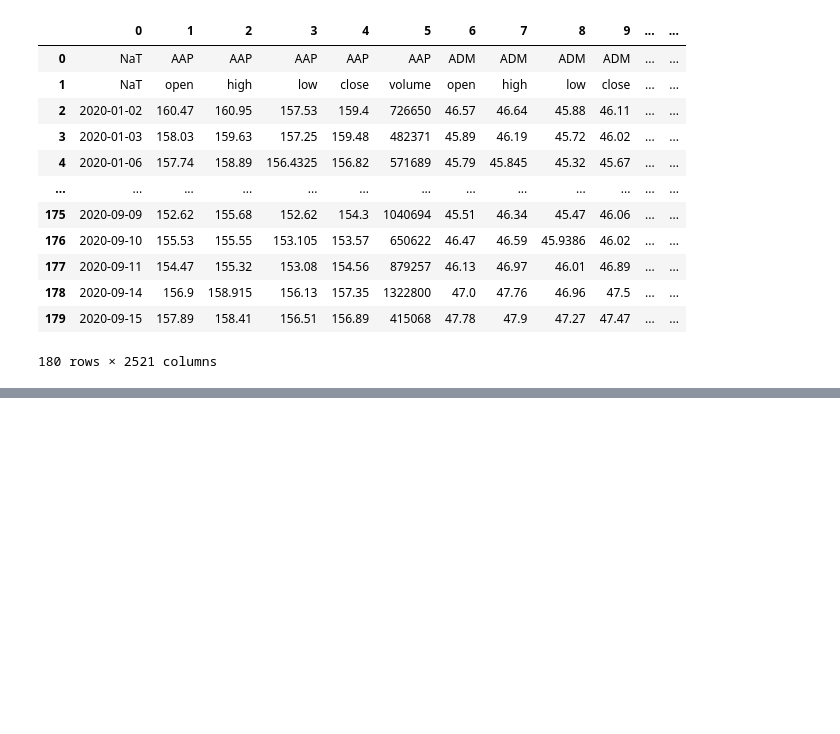
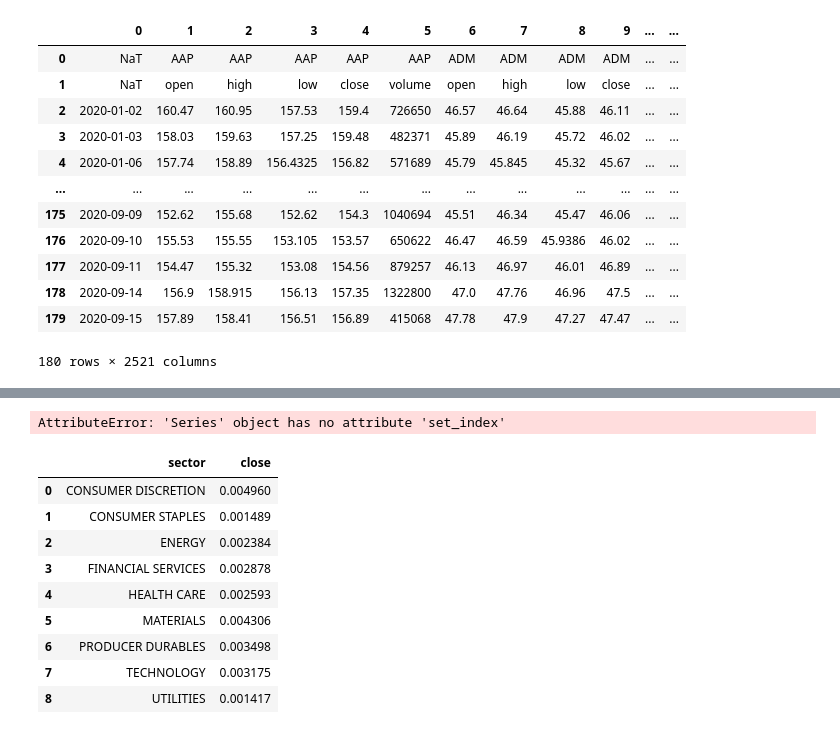
Before and after one commit to okarowolaju/birds_eye, a Jupyter notebook: birds_eye.ipynb, the cells around one changed output, grey strips where cells are left out. Drawn from its saved outputs; the diff is of its cells as text; code cells hidden in the pictures; blank space fills up the shorter version.

```diff
--- a/birds_eye.ipynb
+++ b/birds_eye.ipynb
@@ -165,8 +165,8 @@ spy_df
 | 2020-09-15 00:00:00-04:00 | 157.89 | 158.410 | 156.5100 | 156.89 | 415068 | 47.78 | 47.900 | 47.2700 | 47.47 | 2027878 | ... | ... |
 178 rows × 2520 columns
 # %%
-spy_df.to_csv(r'C:\Users\achri\OneDrive\Desktop\FinTech\Homework\stock_indy_500\spy_df_csv.csv', index = True)
-spy_df_csv = Path(r'C:\Users\achri\OneDrive\Desktop\FinTech\Homework\stock_indy_500\spy_df_csv.csv')
+spy_df.to_csv('..Resources\spy_df_csv.csv', index = True)
+spy_df_csv = Path('..Resources\spy_df_csv.csv')
 spy_csv_df = pd.read_csv(spy_df_csv, header=None )
 spy_csv_df[0] = pd.to_datetime(spy_csv_df[0], utc=True).dt.date
 spy_csv_df
@@ -185,11 +185,6 @@ spy_csv_df
 | 179 | 2020-09-15 | 157.89 | 158.41 | 156.51 | 156.89 | 415068 | 47.78 | 47.9 | 47.27 | 47.47 | ... | ... |
 180 rows × 2521 columns
 # %%
-#new_header = spy_csv_df.iloc[0] #grab the first row for the header
-#spy_csv_df = spy_csv_df[1:] #take the data less the header row
-#spy_csv_df.columns = new_header #set the header row as the df header
-
-header_row= 1
-spy_csv_df.columns = spy_csv_df.iloc[header_row]
+spy_csv_df.columns = spy_csv_df.iloc[1]
 spy_csv_df.drop(['open', 'high', 'low', 'volume'], axis=1, inplace=True)
 spy_csv_df.columns = spy_csv_df.iloc[0]
@@ -231,0 +191,33 @@ final_df
+# %%
+spy_csv_df= spy_csv_df[2:]
+spy_csv_df.columns.values[0]='date'
+
+spy_csv_df = spy_csv_df.set_index('date')
+
+spy_csv_df = spy_csv_df.apply(pd.to_numeric)
+
+spy_csv_df = spy_csv_df.pct_change()
+
+spy_csv_df = spy_csv_df.dropna().reset_index()
+
+spy_csv_melt = spy_csv_df.melt(id_vars='date', var_name='tickers', value_name='close')
+
+final_df = spy_csv_melt.merge(sectors_df, on='tickers')
+# %%
+final_df = final_df.set_index('date')
+final_df = final_df.groupby(['sector','date'])['close'].mean()
+# %% [output]
+AttributeError: 'Series' object has no attribute 'set_index'
+# %%
+final_df.reset_index()
+# %% [output]
+|  | sector | close |
+| 0 | CONSUMER DISCRETION | 0.004960 |
+| 1 | CONSUMER STAPLES | 0.001489 |
+| 2 | ENERGY | 0.002384 |
+| 3 | FINANCIAL SERVICES | 0.002878 |
+| 4 | HEALTH CARE | 0.002593 |
+| 5 | MATERIALS | 0.004306 |
+| 6 | PRODUCER DURABLES | 0.003498 |
+| 7 | TECHNOLOGY | 0.003175 |
+| 8 | UTILITIES | 0.001417 |
```
Also changed, not shown: parts of 4 cells of this notebook, 2 other files.
